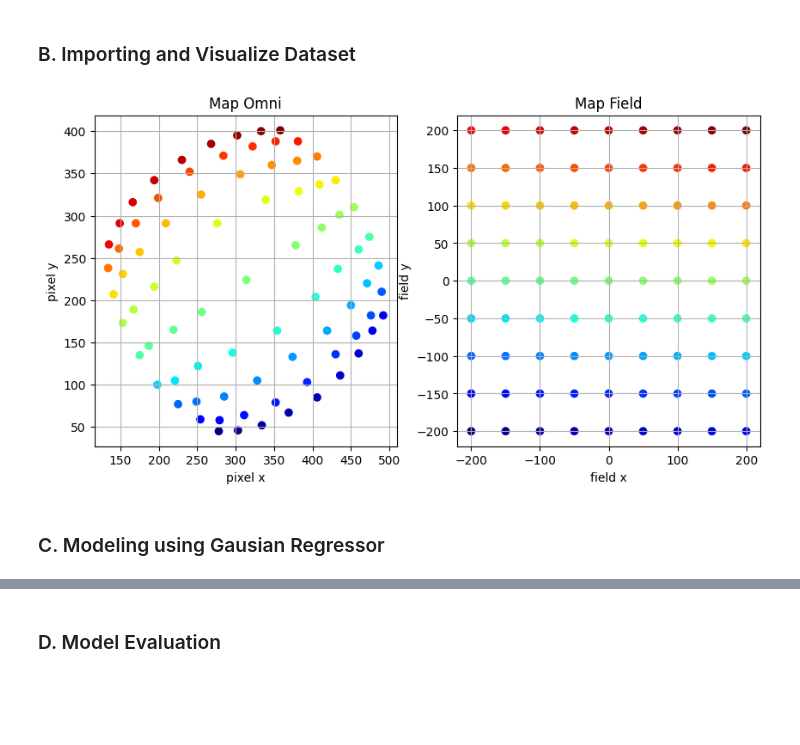
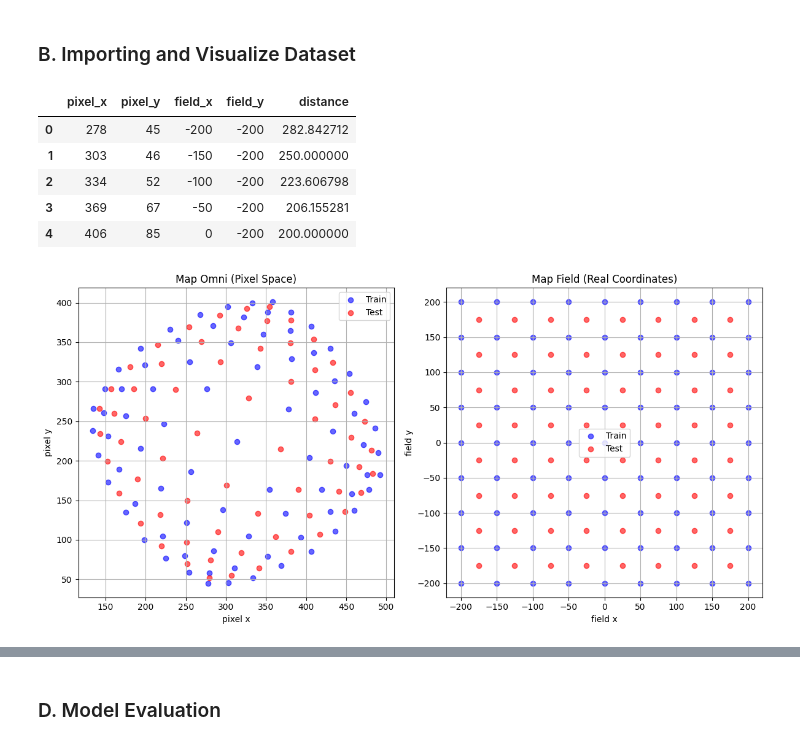
Before and after one commit to MarcoAlandAdinanda/Fukuro_Projects, a Jupyter notebook: FukuroMirror/FukuroOmnivisionModeling.ipynb, the cells around one changed output, grey strips where cells are left out. Cells and saved outputs as stored; diff of their text form; code cells hidden in the pictures; blank space fills up the shorter version.

Commit message:
update svr model

```diff
--- a/FukuroMirror/FukuroOmnivisionModeling.ipynb
+++ b/FukuroMirror/FukuroOmnivisionModeling.ipynb
@@ -21,28 +21,47 @@ test_path = "dataset/testing_set.csv"
 data_train = pd.read_csv(train_path, delimiter=";")
 data_train['distance'] = np.sqrt(data_train['field_x']**2 + data_train['field_y']**2)
 
-data_test = pd.read_csv(test_path, delimiter=";")
-data_test['distance'] = np.sqrt(data_test['field_x']**2 + data_test['field_y']**2)
+data_test_val = pd.read_csv(test_path, delimiter=";")
+data_test_val['distance'] = np.sqrt(data_test_val['field_x']**2 + data_test_val['field_y']**2)
 
-# df = pd.concat([data_train, data_test])
-
-# df.head()
+data_train.head()
+# %% [output]
+|  | pixel_x | pixel_y | field_x | field_y | distance |
+| 0 | 278 | 45 | -200 | -200 | 282.842712 |
+| 1 | 303 | 46 | -150 | -200 | 250.000000 |
+| 2 | 334 | 52 | -100 | -200 | 223.606798 |
+| 3 | 369 | 67 | -50 | -200 | 206.155281 |
+| 4 | 406 | 85 | 0 | -200 | 200.000000 |
 # %%
 import matplotlib.pyplot as plt
-fig, (ax1, ax2) = plt.subplots(1, 2, figsize=(10, 5))
 
-ax1.set_title("Map Omni")
+fig, (ax1, ax2) = plt.subplots(1, 2, figsize=(12, 6))
+
+ax1.set_title("Map Omni (Pixel Space)")
 ax1.set_xlabel("pixel x")
 ax1.set_ylabel("pixel y")
-ax1.scatter(data_train['pixel_x'], data_train['pixel_y'], c=data_train.index, cmap='jet')#, edgecolors='black')
-ax1.grid()
 
-ax2.set_title("Map Field")
+# Train points
+ax1.scatter(data_train['pixel_x'], data_train['pixel_y'], c='blue', label='Train', alpha=0.6)
+# Test points
+ax1.scatter(data_test_val['pixel_x'], data_test_val['pixel_y'], c='red', label='Test', alpha=0.6)
+
+ax1.legend()
+ax1.grid(True)
+
+ax2.set_title("Map Field (Real Coordinates)")
 ax2.set_xlabel("field x")
 ax2.set_ylabel("field y")
-ax2.scatter(data_train['field_x'], data_train['field_y'], c=data_train.index, cmap='jet')#, edgecolors='black')
-ax2.grid()
+
+# Train points
+ax2.scatter(data_train['field_x'], data_train['field_y'], c='blue', label='Train', alpha=0.6)
+# Test points
+ax2.scatter(data_test_val['field_x'], data_test_val['field_y'], c='red', label='Test', alpha=0.6)
+
+ax2.legend()
+ax2.grid(True)
+
+plt.tight_layout()
+plt.show()
 # %% [output]
-[figure, old version]
+[figure, new version]
-# %% [markdown]
-### C. Modeling using Gausian Regressor
```
Also changed, not shown: parts of 20 cells of this notebook, 2 other files.
